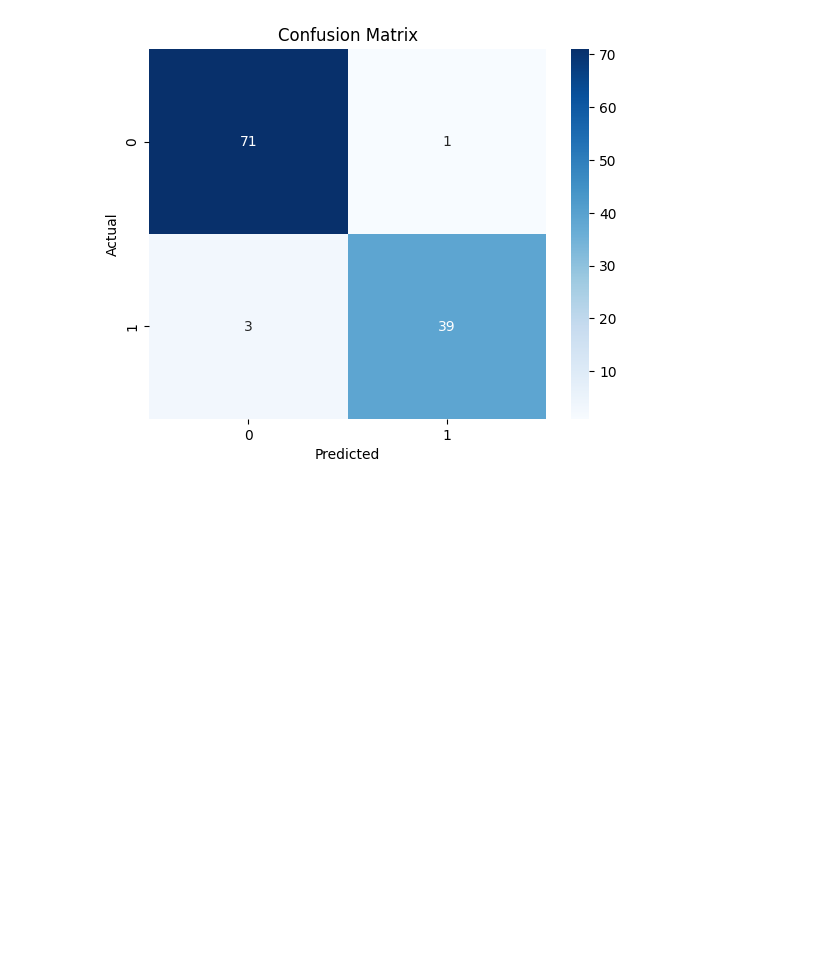
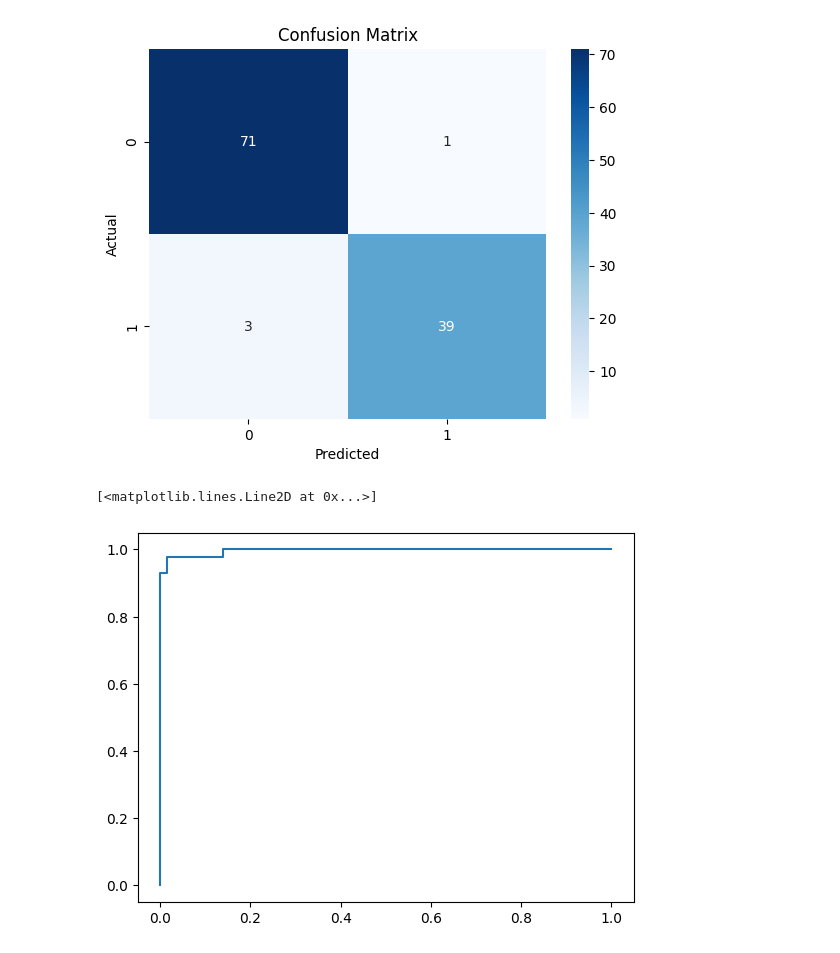
Before and after one commit to adityaupadhayay066-droid/ybi-Foundation-internship-project, a Jupyter notebook: Cancer_prediction.ipynb, the cells around one changed output. Drawn from its saved outputs; the diff is of its cells as text; code cells hidden in the pictures; blank space fills up the shorter version.

Commit message:
Add ROC curve with AUC score

```diff
--- a/Cancer_prediction.ipynb
+++ b/Cancer_prediction.ipynb
@@ -213,3 +213,12 @@ auc = roc_auc_score(
     y_test,
     y_prob
 )
+# %%
+plt.plot(
+    fpr,
+    tpr,
+    label=f"AUC = {auc:.3f}"
+)
+# %% [output]
+[<matplotlib.lines.Line2D at 0x...>]
+[figure, added]
```
